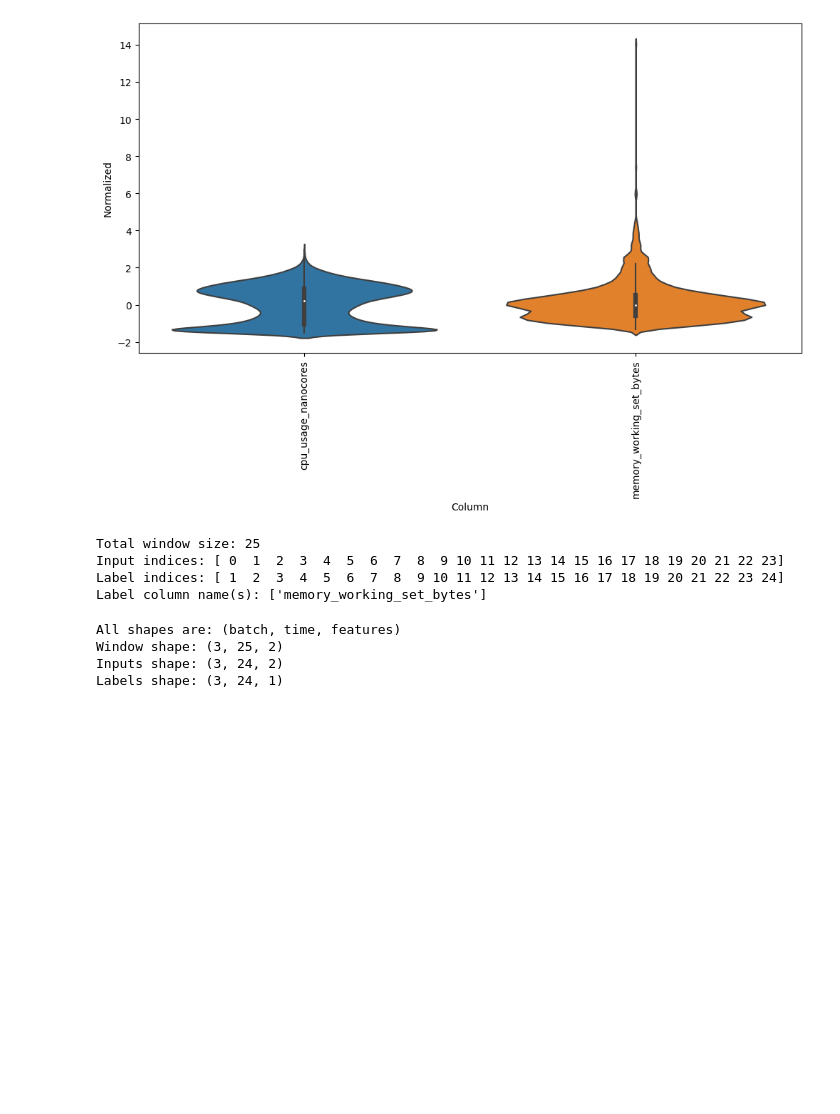
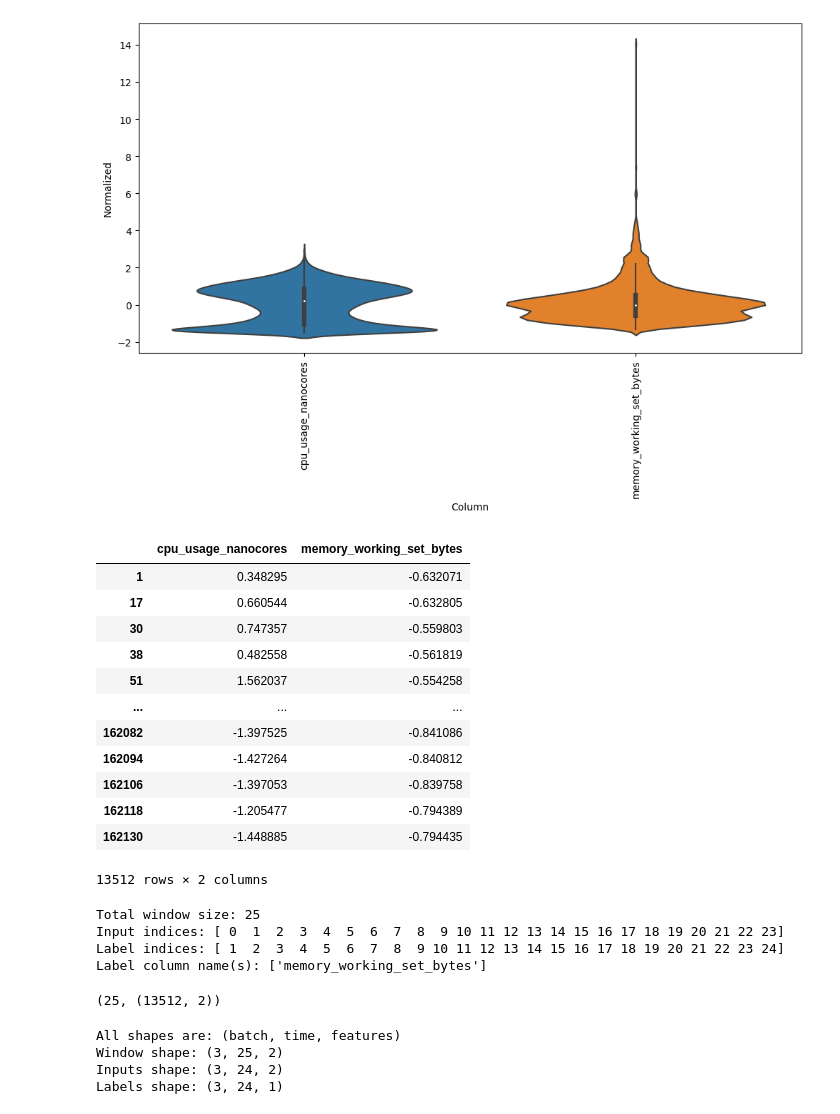
Before and after one commit to sunflower456/TimeSeriesPrediction, a Jupyter notebook: RNN.ipynb, the cells around one changed output. Cells and saved outputs as stored; diff of their text form; code cells hidden in the pictures; blank space fills up the shorter version.

```diff
--- a/RNN.ipynb
+++ b/RNN.ipynb
@@ -152,6 +152,22 @@ class WindowGenerator():
         f'Input indices: {self.input_indices}',
         f'Label indices: {self.label_indices}',
         f'Label column name(s): {self.label_columns}'])
+# %%
+train_df
+# %% [output]
+|  | cpu_usage_nanocores | memory_working_set_bytes |
+| 1 | 0.348295 | -0.632071 |
+| 17 | 0.660544 | -0.632805 |
+| 30 | 0.747357 | -0.559803 |
+| 38 | 0.482558 | -0.561819 |
+| 51 | 1.562037 | -0.554258 |
+| ... | ... | ... |
+| 162082 | -1.397525 | -0.841086 |
+| 162094 | -1.427264 | -0.840812 |
+| 162106 | -1.397053 | -0.839758 |
+| 162118 | -1.205477 | -0.794389 |
+| 162130 | -1.448885 | -0.794435 |
+13512 rows × 2 columns
 # %%
 w1 = WindowGenerator(input_width=24, label_width=24, shift=1,
                      label_columns=['memory_working_set_bytes'])
@@ -178,6 +194,10 @@ def split_window(self, features):
   return inputs, labels
 
 WindowGenerator.split_window = split_window
+# %%
+w1.total_window_size, train_df.shape
+# %% [output]
+(25, (13512, 2))
 # %%
 example_window = tf.stack([np.array(train_df[:w1.total_window_size]),
                            np.array(train_df[100:100+w1.total_window_size]),
```
Also changed, not shown: parts of 4 cells of this notebook, 2 other files.
